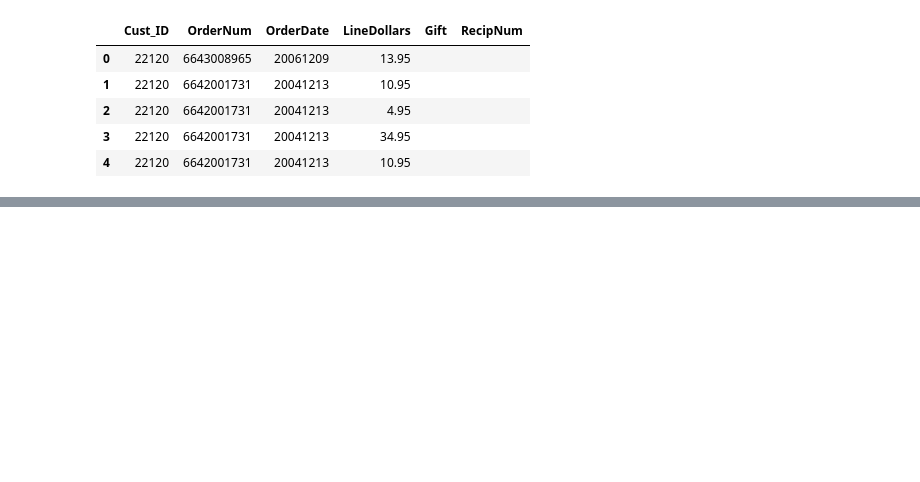
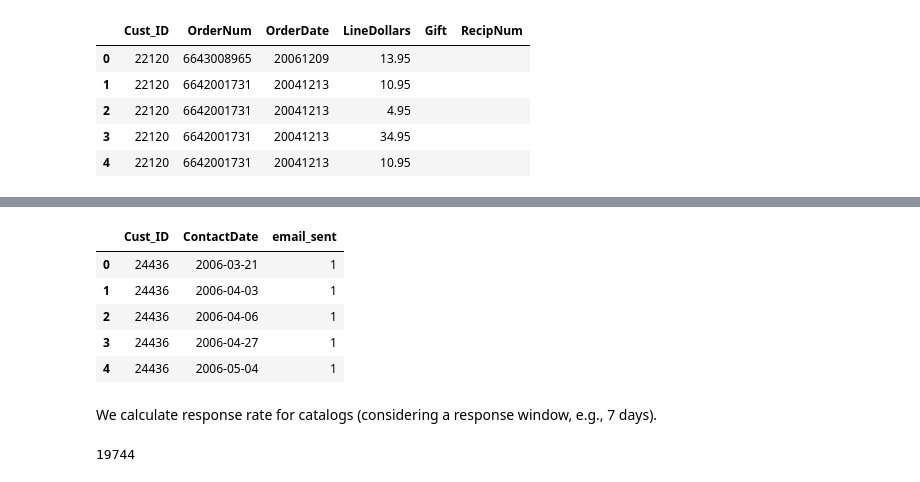
Before and after one commit to YassineOudghiri/dma-group-assignment-1, a Jupyter notebook: code.ipynb, the cells around one changed output, grey strips where cells are left out. Cells and saved outputs as stored; diff of their text form; code cells hidden in the pictures; blank space fills up the shorter version.

```diff
--- a/code.ipynb
+++ b/code.ipynb
@@ -192,0 +212,29 @@ TypeError: 'Index' object is not callable
+# %%
+contact_e.head(5)
+# %% [output]
+|  | Cust_ID | ContactDate | email_sent |
+| 0 | 24436 | 2006-03-21 | 1 |
+| 1 | 24436 | 2006-04-03 | 1 |
+| 2 | 24436 | 2006-04-06 | 1 |
+| 3 | 24436 | 2006-04-27 | 1 |
+| 4 | 24436 | 2006-05-04 | 1 |
+# %% [markdown]
+We calculate response rate for catalogs (considering a response window, e.g., 7 days).
+# %%
+# Merge contact_c and order_sub DataFrames on 'Cust_ID' column to find customers who received a catalog and made a purchase within 7 days.
+catalog_response = pd.merge(contact_c, order_sub, on='Cust_ID')
+catalog_response = catalog_response[(catalog_response['OrderDate'] >= catalog_response['ContactDate']) &
+                                    (catalog_response['OrderDate'] <= catalog_response['ContactDate'] + pd.DateOffset(days=7))]
+
+# Aggregate to find total responses
+responded_catalog = catalog_response.groupby('Cust_ID').agg(sum_respond_catalog=('catalog_sent', 'sum')).reset_index()
+
+# Total catalogs sent
+total_catalogs_sent = contact_c['catalog_sent'].sum()
+
+# Response rate calculation
+response_rate_catalog = responded_catalog['sum_respond_catalog'].sum() / total_catalogs_sent
+
+responded_catalog['sum_respond_catalog'].sum()
+# %% [output]
+19744
```
Also changed, not shown: parts of 20 cells of this notebook.
